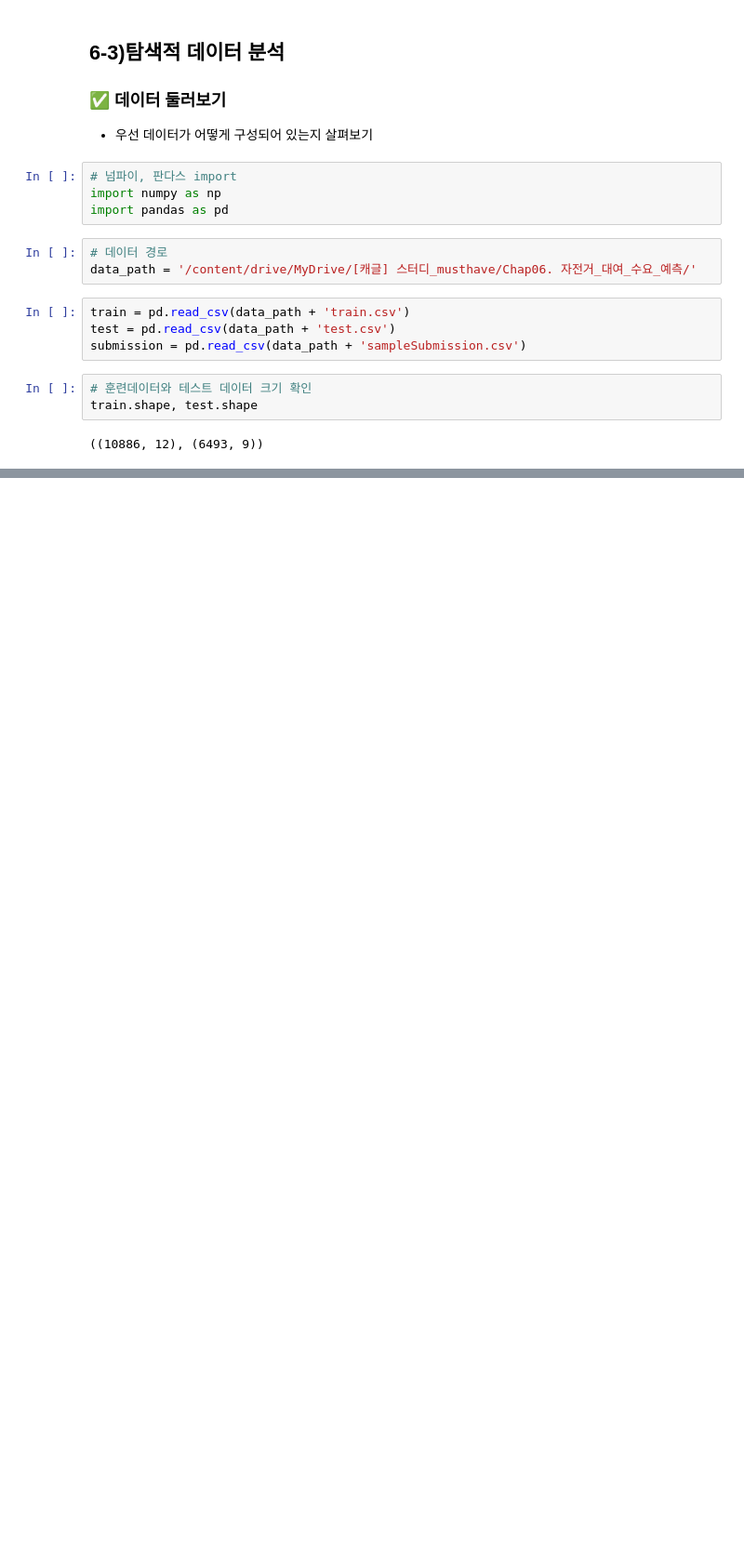
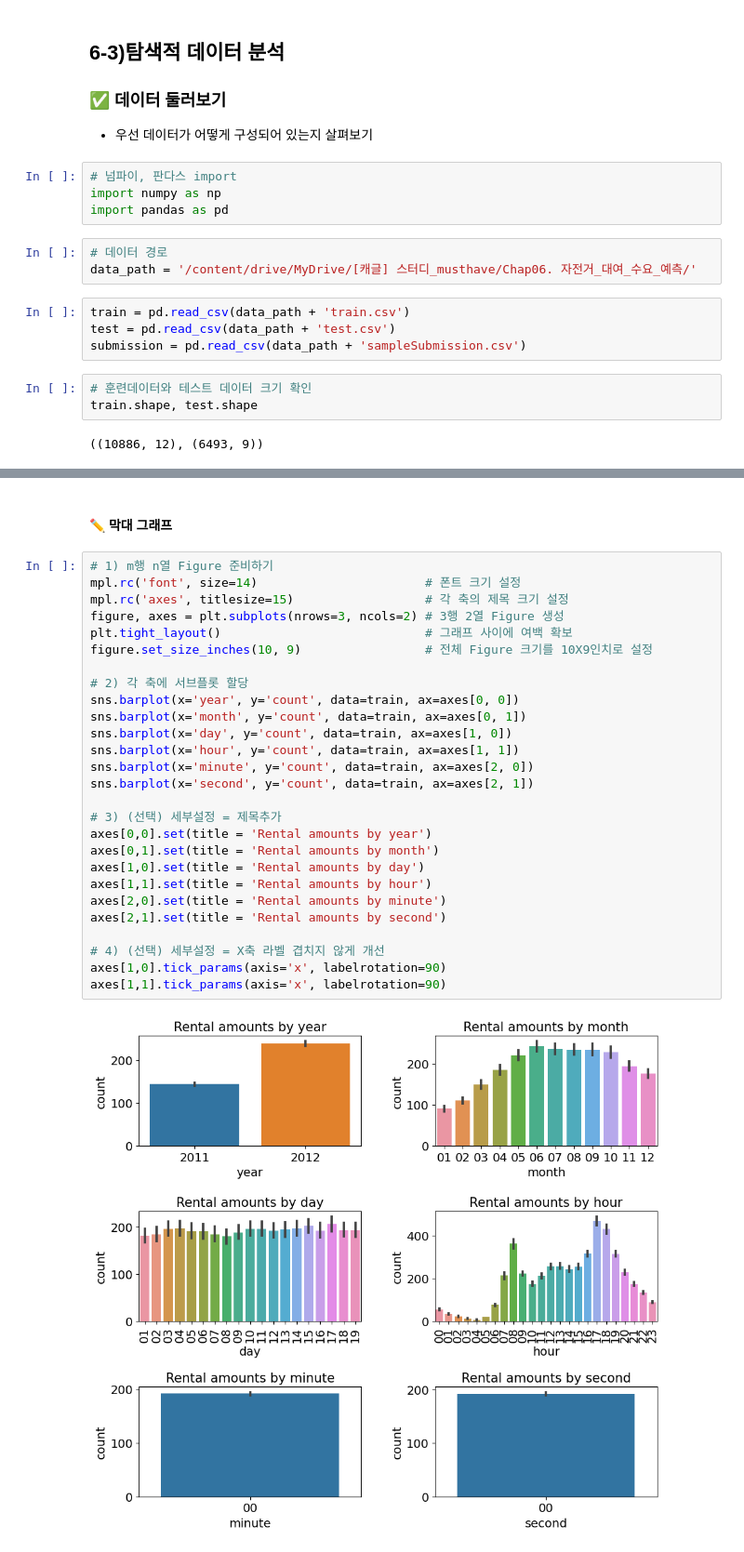
Before and after one commit to eunzzae/KaggleStudy_MustHave, a Jupyter notebook: Chap06_대회_자전거_대여_수요_예측.ipynb, the cells around one changed output, grey strips where cells are left out. Shown: that part at 93% size. Cells and saved outputs as stored; diff of their text form; blank space fills up the shorter version.

```diff
--- a/Chap06_대회_자전거_대여_수요_예측.ipynb
+++ b/Chap06_대회_자전거_대여_수요_예측.ipynb
@@ -59,0 +262,31 @@ train.head()
+# %% [markdown]
+#### ✏️ 막대 그래프
+# %%
+# 1) m행 n열 Figure 준비하기
+mpl.rc('font', size=14)                       # 폰트 크기 설정
+mpl.rc('axes', titlesize=15)                  # 각 축의 제목 크기 설정
+figure, axes = plt.subplots(nrows=3, ncols=2) # 3행 2열 Figure 생성
+plt.tight_layout()                            # 그래프 사이에 여백 확보
+figure.set_size_inches(10, 9)                 # 전체 Figure 크기를 10X9인치로 설정
+
+# 2) 각 축에 서브플롯 할당
+sns.barplot(x='year', y='count', data=train, ax=axes[0, 0])
+sns.barplot(x='month', y='count', data=train, ax=axes[0, 1])
+sns.barplot(x='day', y='count', data=train, ax=axes[1, 0])
+sns.barplot(x='hour', y='count', data=train, ax=axes[1, 1])
+sns.barplot(x='minute', y='count', data=train, ax=axes[2, 0])
+sns.barplot(x='second', y='count', data=train, ax=axes[2, 1])
+
+# 3) (선택) 세부설정 = 제목추가
+axes[0,0].set(title = 'Rental amounts by year')
+axes[0,1].set(title = 'Rental amounts by month')
+axes[1,0].set(title = 'Rental amounts by day')
+axes[1,1].set(title = 'Rental amounts by hour')
+axes[2,0].set(title = 'Rental amounts by minute')
+axes[2,1].set(title = 'Rental amounts by second')
+
+# 4) (선택) 세부설정 = X축 라벨 겹치지 않게 개선
+axes[1,0].tick_params(axis='x', labelrotation=90)
+axes[1,1].tick_params(axis='x', labelrotation=90)
+# %% [output]
+[figure, added]
```
Also changed, not shown: parts of 27 cells of this notebook.
